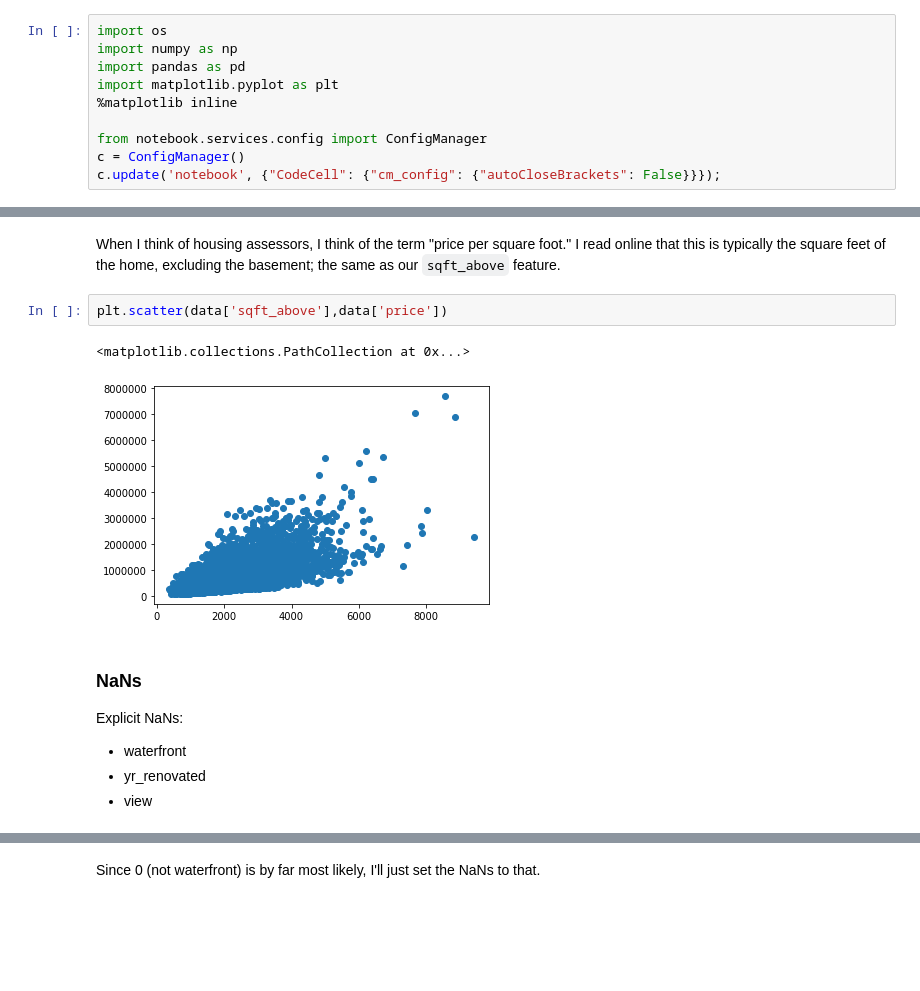
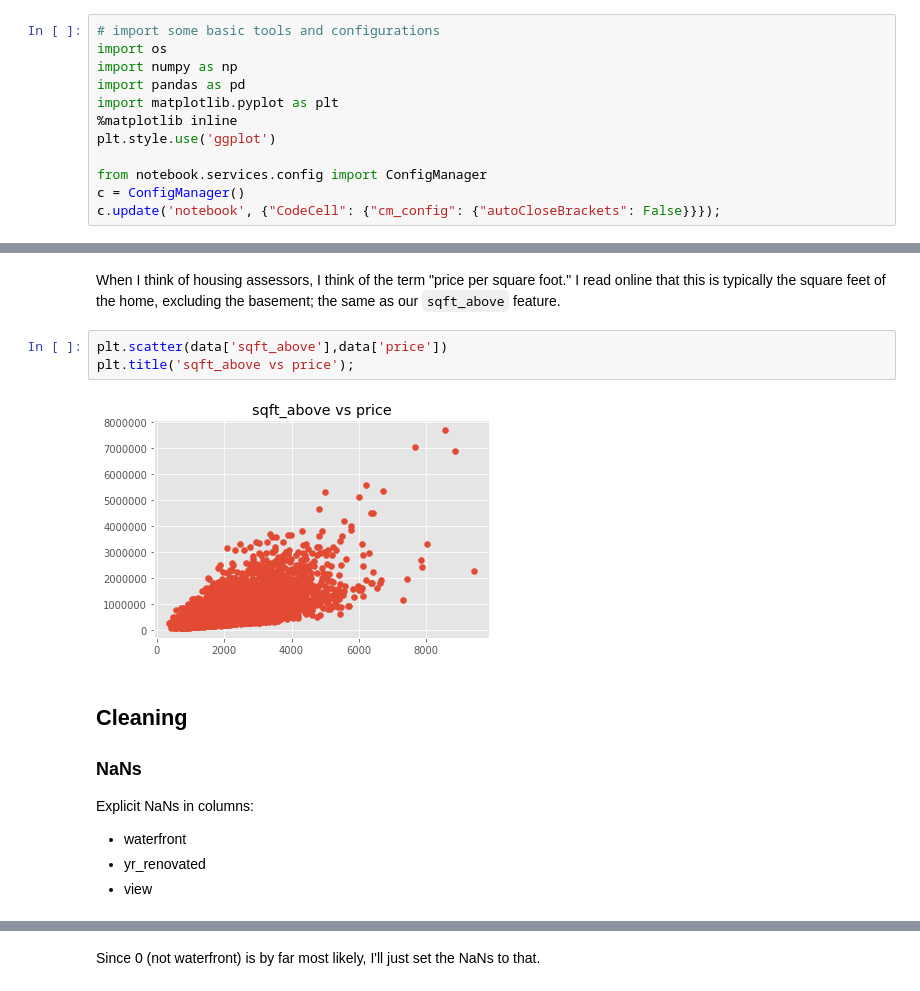
Before and after one commit to npeirson/dsc-v2-mod1-final-project-online-ds-sp-000, a Jupyter notebook: Project Notebook.ipynb, the cells around one changed output, grey strips where cells are left out. Drawn from its saved outputs; the diff is of its cells as text; blank space fills up the shorter version.

```diff
--- a/Project Notebook.ipynb
+++ b/Project Notebook.ipynb
@@ -3,9 +6,11 @@
 # %%
+# import some basic tools and configurations
 import os
 import numpy as np
 import pandas as pd
 import matplotlib.pyplot as plt
 %matplotlib inline
+plt.style.use('ggplot')
 
 from notebook.services.config import ConfigManager
 c = ConfigManager()
@@ -63,12 +71,14 @@ dtype: int64
 When I think of housing assessors, I think of the term "price per square foot." I read online that this is typically the square feet of the home, excluding the basement; the same as our `sqft_above` feature.
 # %%
 plt.scatter(data['sqft_above'],data['price'])
+plt.title('sqft_above vs price');
 # %% [output]
-<matplotlib.collections.PathCollection at 0x...>
-[figure, old version]
+[figure, new version]
 # %% [markdown]
+## Cleaning
+
 ### NaNs
-Explicit NaNs:
+Explicit NaNs in columns:
 - waterfront
 - yr_renovated
 - view
```
Also changed, not shown: parts of 64 cells of this notebook.
